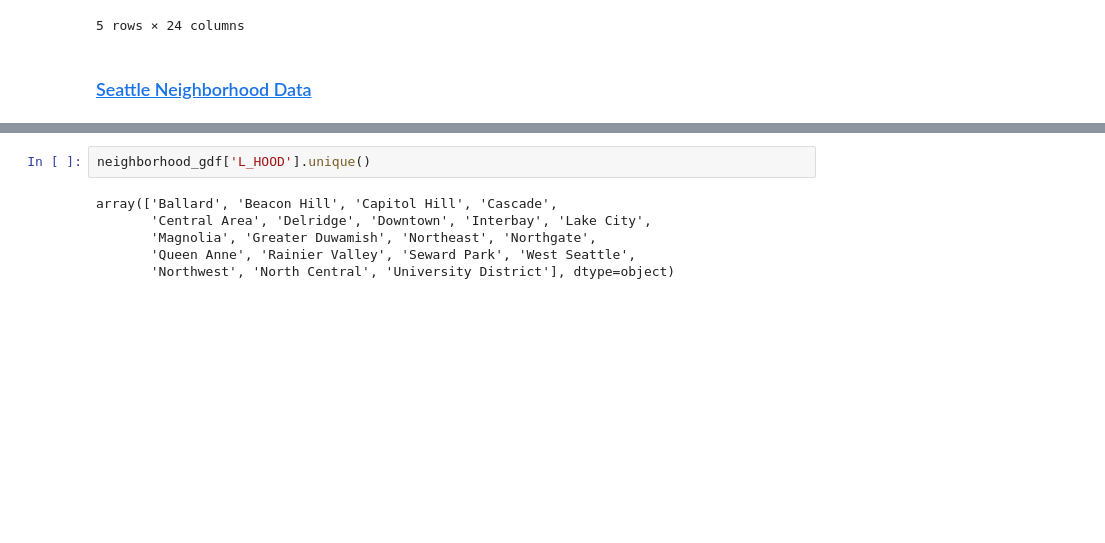
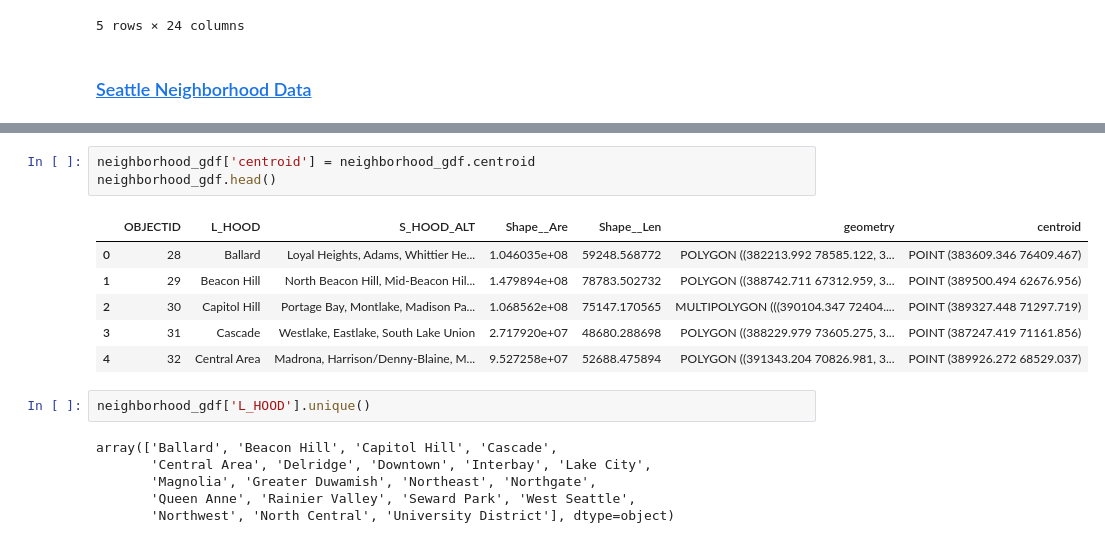
Before and after one commit to hanis-z/King-County-Millenial-homeowner-program, a Jupyter notebook: individualNotebooks/Hanis_notebook_proper.ipynb, the cells around one changed output, grey strips where cells are left out. Cells and saved outputs as stored; diff of their text form; blank space fills up the shorter version.

```diff
--- a/individualNotebooks/Hanis_notebook_proper.ipynb
+++ b/individualNotebooks/Hanis_notebook_proper.ipynb
@@ -289,3 +282,13 @@ neighborhood_gdf.head()
+# %%
+neighborhood_gdf['centroid'] = neighborhood_gdf.centroid
+neighborhood_gdf.head()
+# %% [output]
+|  | OBJECTID | L_HOOD | S_HOOD_ALT | Shape__Are | Shape__Len | geometry | centroid |
+| 0 | 28 | Ballard | Loyal Heights, Adams, Whittier He... | 1.046035e+08 | 59248.568772 | POLYGON ((382213.992 78585.122, 3... | POINT (383609.346 76409.467) |
+| 1 | 29 | Beacon Hill | North Beacon Hill, Mid-Beacon Hil... | 1.479894e+08 | 78783.502732 | POLYGON ((388742.711 67312.959, 3... | POINT (389500.494 62676.956) |
+| 2 | 30 | Capitol Hill | Portage Bay, Montlake, Madison Pa... | 1.068562e+08 | 75147.170565 | MULTIPOLYGON (((390104.347 72404.... | POINT (389327.448 71297.719) |
+| 3 | 31 | Cascade | Westlake, Eastlake, South Lake Union | 2.717920e+07 | 48680.288698 | POLYGON ((388229.979 73605.275, 3... | POINT (387247.419 71161.856) |
+| 4 | 32 | Central Area | Madrona, Harrison/Denny-Blaine, M... | 9.527258e+07 | 52688.475894 | POLYGON ((391343.204 70826.981, 3... | POINT (389926.272 68529.037) |
 # %%
 neighborhood_gdf['L_HOOD'].unique()
 # %% [output]
```
Also changed, not shown: parts of 7 cells of this notebook.
